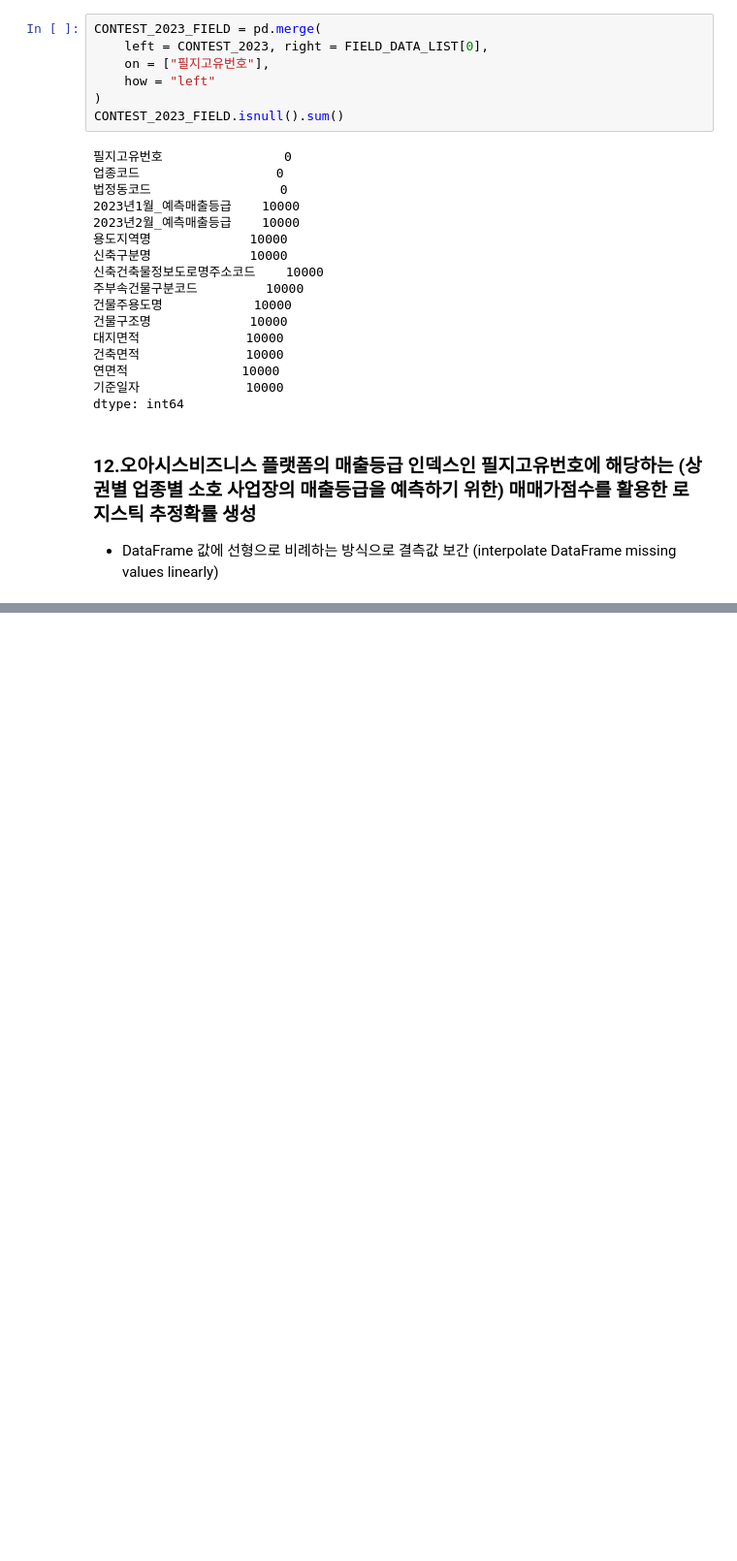
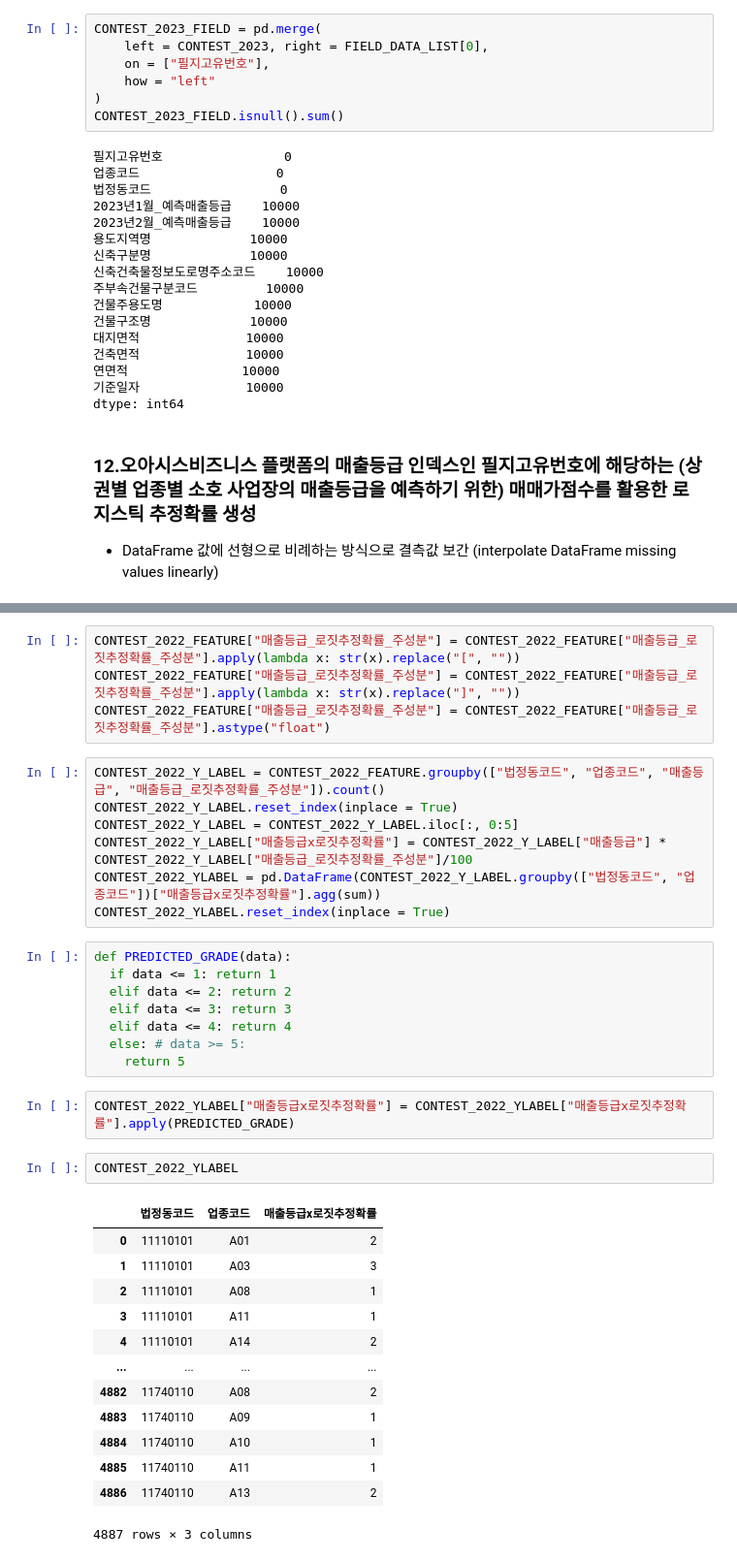
Before and after one commit to Gayeon6423/2023BigContest, a Jupyter notebook: [KCD_MARKET]_MERGE_AND_MAPPING.ipynb, the cells around one changed output, grey strips where cells are left out. Shown at 97% size. Drawn from its saved outputs; the diff is of its cells as text; blank space fills up the shorter version.

```diff
--- a/[KCD_MARKET]_MERGE_AND_MAPPING.ipynb
+++ b/[KCD_MARKET]_MERGE_AND_MAPPING.ipynb
@@ -911,0 +965,37 @@ CONTEST_2022_SNPPRICE.to_csv("/content/drive/MyDrive/2023BigContest/data/CONTEST
+# %%
+CONTEST_2022_FEATURE["매출등급_로짓추정확률_주성분"] = CONTEST_2022_FEATURE["매출등급_로짓추정확률_주성분"].apply(lambda x: str(x).replace("[", ""))
+CONTEST_2022_FEATURE["매출등급_로짓추정확률_주성분"] = CONTEST_2022_FEATURE["매출등급_로짓추정확률_주성분"].apply(lambda x: str(x).replace("]", ""))
+CONTEST_2022_FEATURE["매출등급_로짓추정확률_주성분"] = CONTEST_2022_FEATURE["매출등급_로짓추정확률_주성분"].astype("float")
+# %%
+CONTEST_2022_Y_LABEL = CONTEST_2022_FEATURE.groupby(["법정동코드", "업종코드", "매출등급", "매출등급_로짓추정확률_주성분"]).count()
+CONTEST_2022_Y_LABEL.reset_index(inplace = True)
+CONTEST_2022_Y_LABEL = CONTEST_2022_Y_LABEL.iloc[:, 0:5]
+CONTEST_2022_Y_LABEL["매출등급x로짓추정확률"] = CONTEST_2022_Y_LABEL["매출등급"] * CONTEST_2022_Y_LABEL["매출등급_로짓추정확률_주성분"]/100
+CONTEST_2022_YLABEL = pd.DataFrame(CONTEST_2022_Y_LABEL.groupby(["법정동코드", "업종코드"])["매출등급x로짓추정확률"].agg(sum))
+CONTEST_2022_YLABEL.reset_index(inplace = True)
+# %%
+def PREDICTED_GRADE(data):
+  if data <= 1: return 1
+  elif data <= 2: return 2
+  elif data <= 3: return 3
+  elif data <= 4: return 4
+  else: # data >= 5:
+    return 5
+# %%
+CONTEST_2022_YLABEL["매출등급x로짓추정확률"] = CONTEST_2022_YLABEL["매출등급x로짓추정확률"].apply(PREDICTED_GRADE)
+# %%
+CONTEST_2022_YLABEL
+# %% [output]
+|  | 법정동코드 | 업종코드 | 매출등급x로짓추정확률 |
+| 0 | 11110101 | A01 | 2 |
+| 1 | 11110101 | A03 | 3 |
+| 2 | 11110101 | A08 | 1 |
+| 3 | 11110101 | A11 | 1 |
+| 4 | 11110101 | A14 | 2 |
+| ... | ... | ... | ... |
+| 4882 | 11740110 | A08 | 2 |
+| 4883 | 11740110 | A09 | 1 |
+| 4884 | 11740110 | A10 | 1 |
+| 4885 | 11740110 | A11 | 1 |
+| 4886 | 11740110 | A13 | 2 |
+4887 rows × 3 columns
```
Also changed, not shown: parts of 52 cells of this notebook.
